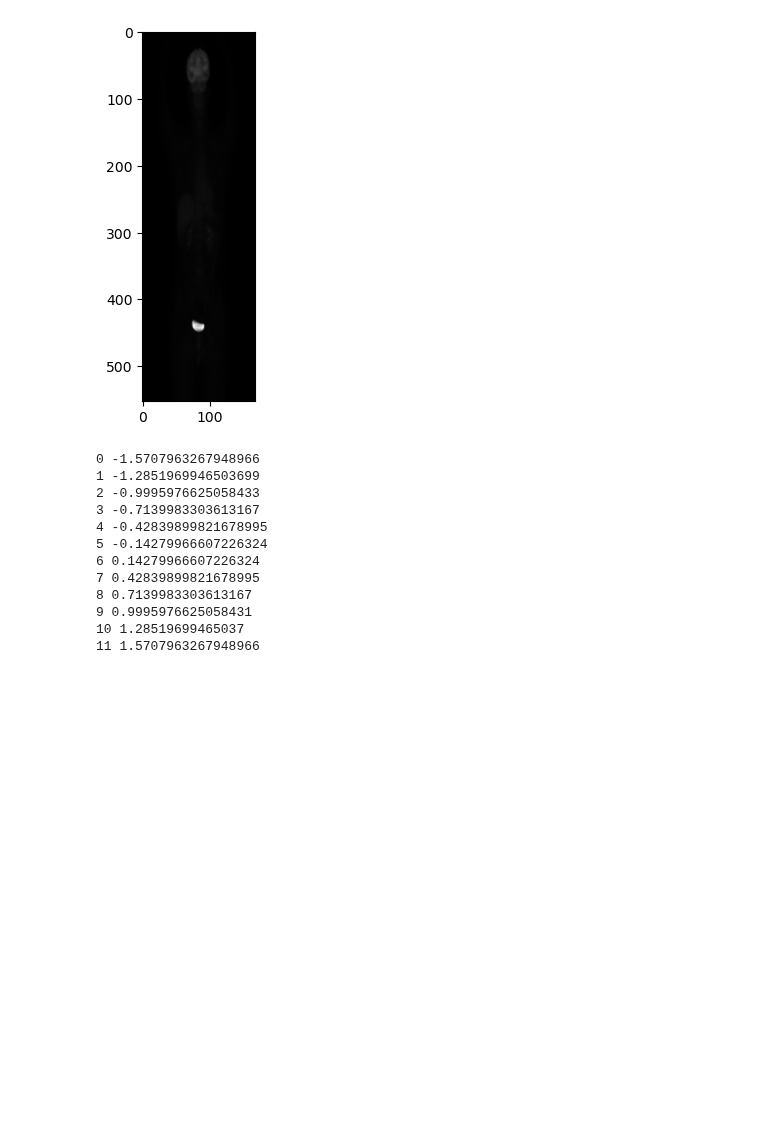
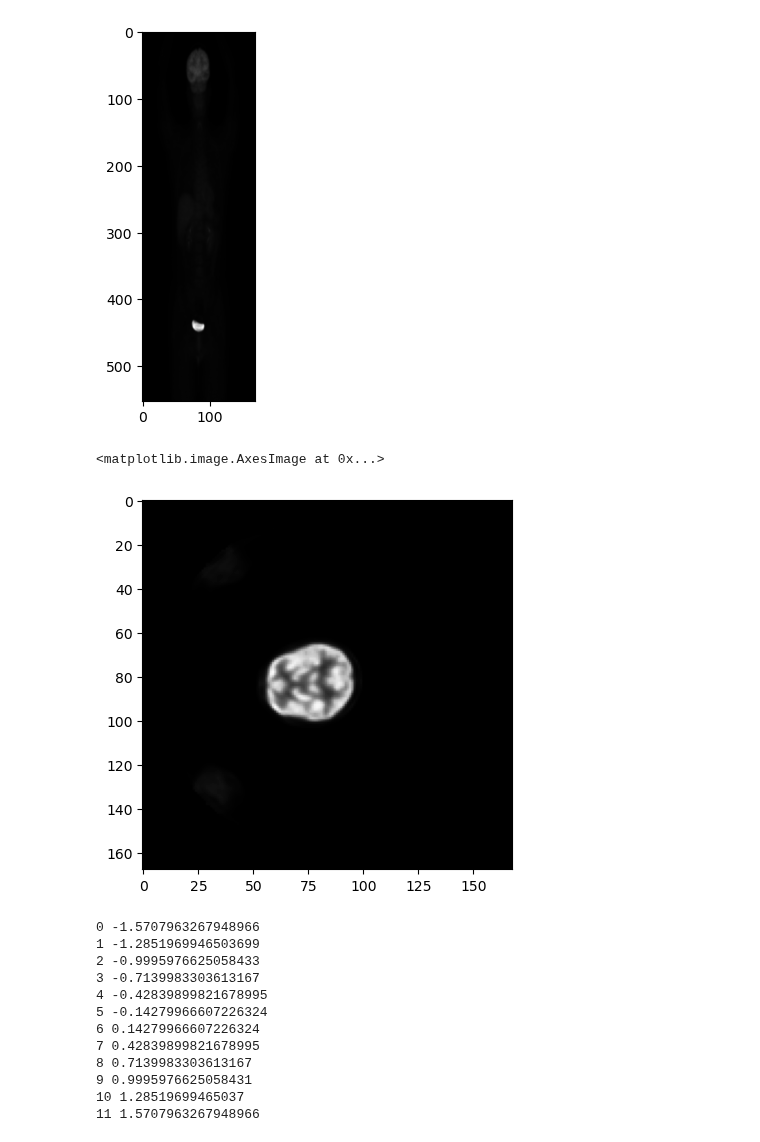
Before and after one commit to NickosKal/UCAN-PET-CT-image-data-handling-pipeline, a Jupyter notebook: Task 2.1/SimpleITK_exploration.ipynb, the cells around one changed output. Drawn from its saved outputs; the diff is of its cells as text; code cells hidden in the pictures; blank space fills up the shorter version.

```diff
--- a/Task 2.1/SimpleITK_exploration.ipynb
+++ b/Task 2.1/SimpleITK_exploration.ipynb
@@ -107,9 +109,12 @@ plt.imshow(mean_img,cmap='gray')
 [figure]
 # %%
 #slice angle
-plt.imshow(npa_zslice,cmap=plt.cm.Greys_r, vmin=npa.min(), vmax=npa.max())
+plt.imshow(npa_zslice,cmap=plt.cm.Greys_r)
 
 #type of projecttion - min/max
+# %% [output]
+<matplotlib.image.AxesImage at 0x...>
+[figure, added]
 # %%
 projection = {'sum': sitk.SumProjection,
               'mean':  sitk.MeanProjection,
```
Also changed, not shown: parts of 7 cells of this notebook.
